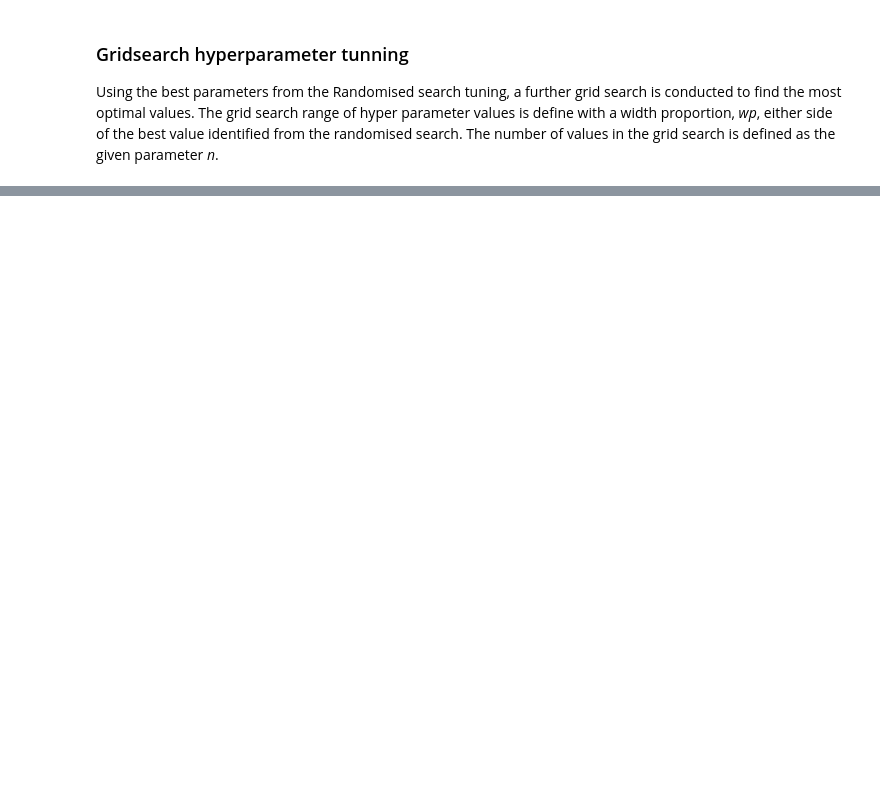
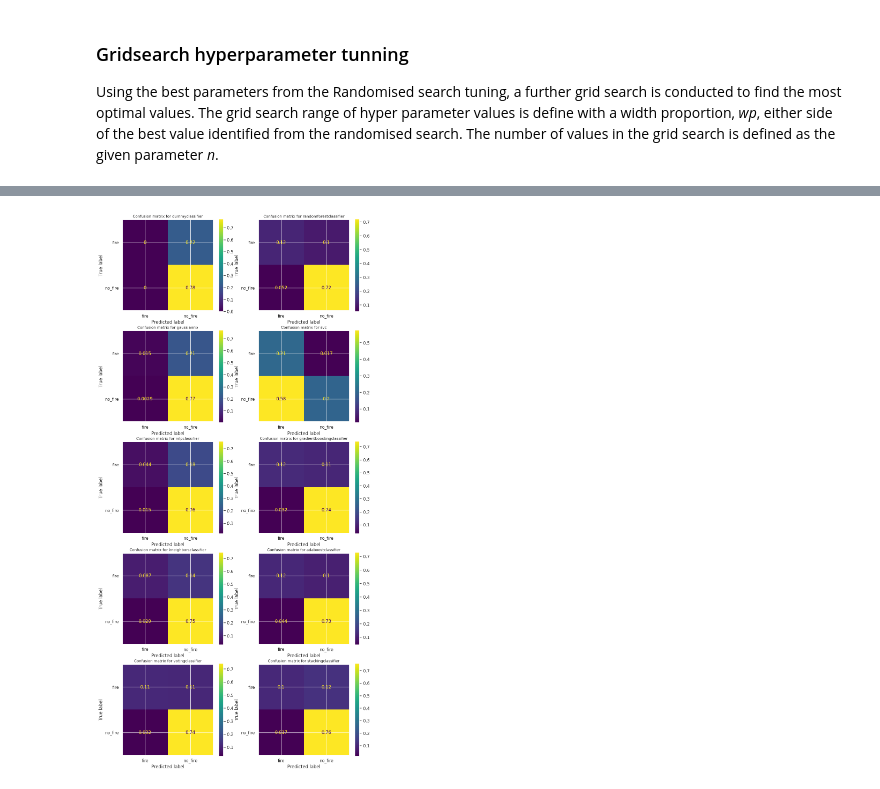
Before and after one commit to MarkStephens060482/WildFires, a Jupyter notebook: Wildfire_prediction.ipynb, the cells around one changed output, grey strips where cells are left out. Saved outputs shown, nothing was run; the diff lists cells and outputs as text; code cells hidden in the pictures; blank space fills up the shorter version.

```diff
--- a/Wildfire_prediction.ipynb
+++ b/Wildfire_prediction.ipynb
@@ -544,0 +626,17 @@ KeyboardInterrupt: ignored
+# %%
+from sklearn.metrics import ConfusionMatrixDisplay
+from sklearn.metrics import balanced_accuracy_score
+fig,axs = plt.subplots(5, 2,figsize=(12, 26))
+
+for i,(model,ax) in enumerate(zip(final_models,axs.ravel())):
+  if i > 7:
+    model_name = model.steps[0][0]
+  else:
+    model_name = model.steps[1][0]
+  pred_y = model.predict(X_test)
+  Score = balanced_accuracy_score(y_test,pred_y)
+  ConfusionMatrixDisplay.from_estimator(model, X_test, y_test,ax = ax,normalize='all')
+  ax.set_title(label=f"Confusion matrix for {model_name}",**{'fontsize': 10}, loc='center')
+plt.show()
+# %% [output]
+[figure, added]
```
Also changed, not shown: parts of 17 cells of this notebook.
